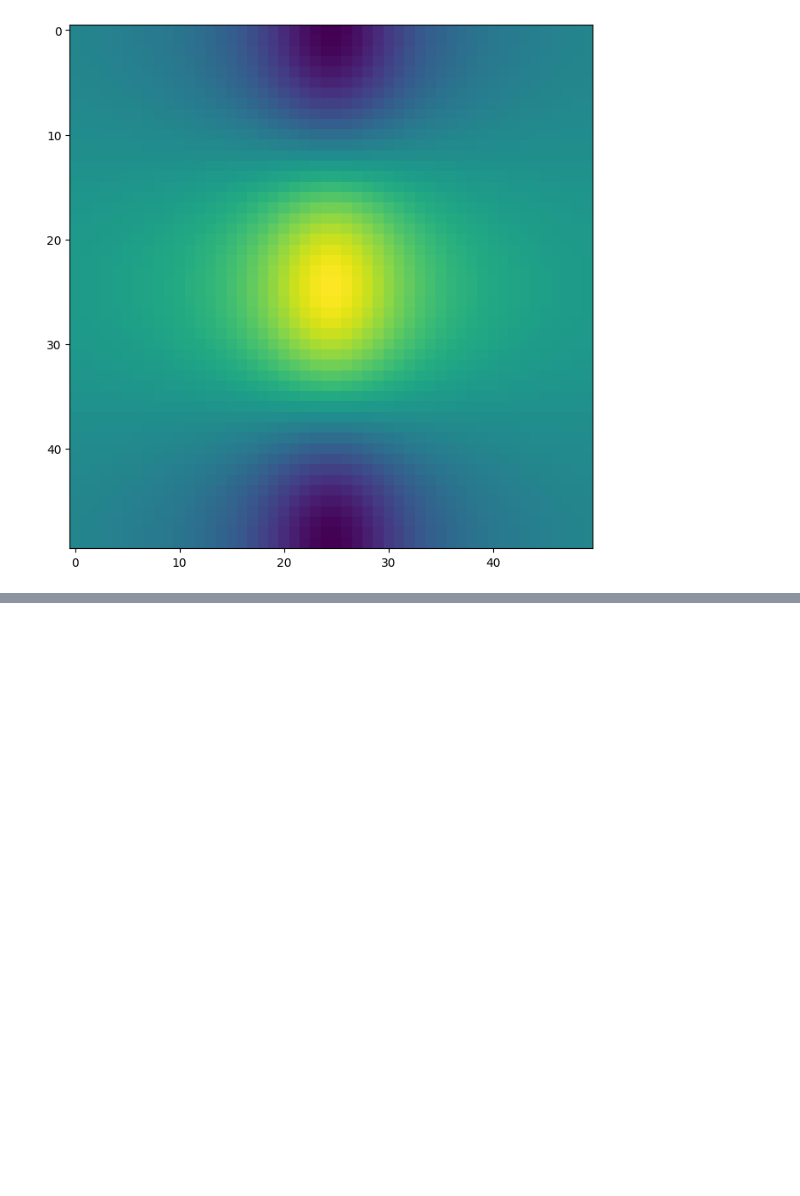
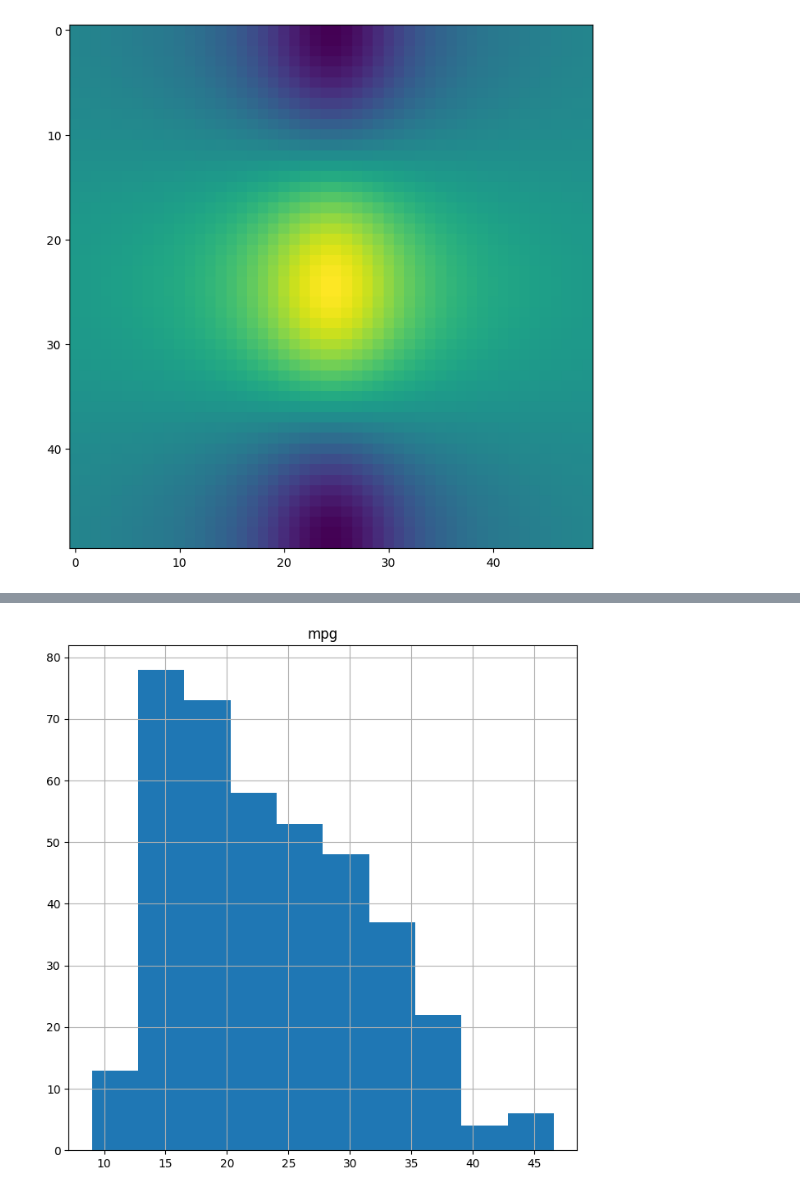
Before and after one commit to r0hankrishnan/islp, a Jupyter notebook: chapter_2/lab.ipynb, the cells around one changed output, grey strips where cells are left out. Saved outputs shown, nothing was run; the diff lists cells and outputs as text; code cells hidden in the pictures; blank space fills up the shorter version.

```diff
--- a/chapter_2/lab.ipynb
+++ b/chapter_2/lab.ipynb
@@ -472,0 +984,5 @@ ax.imshow(f);
+# %%
+fig,ax = subplots(figsize = (8,8))
+auto.hist('mpg', ax = ax);
+# %% [output]
+[figure, added]
```
Also changed, not shown: parts of 113 cells of this notebook, 1 other file.
